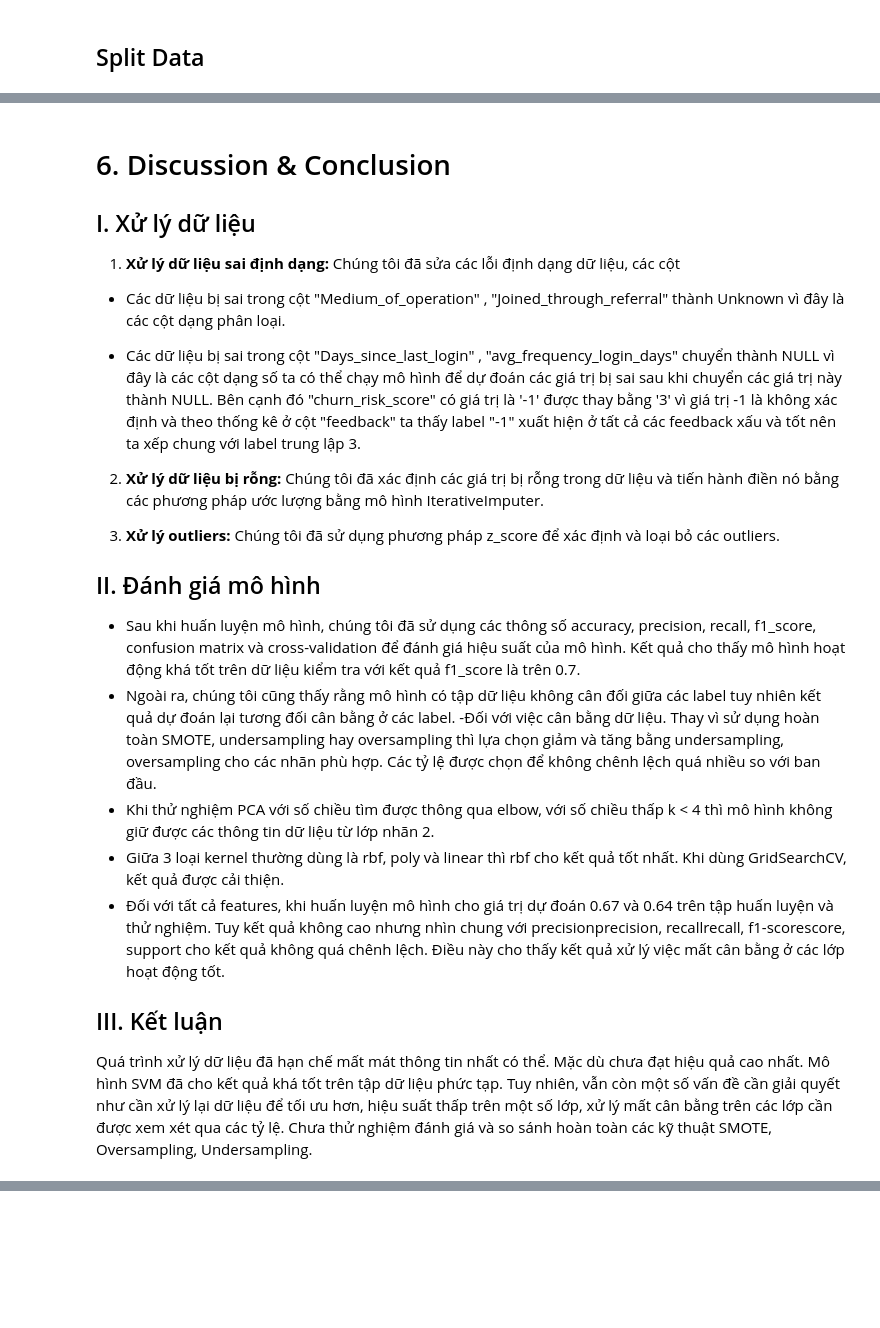
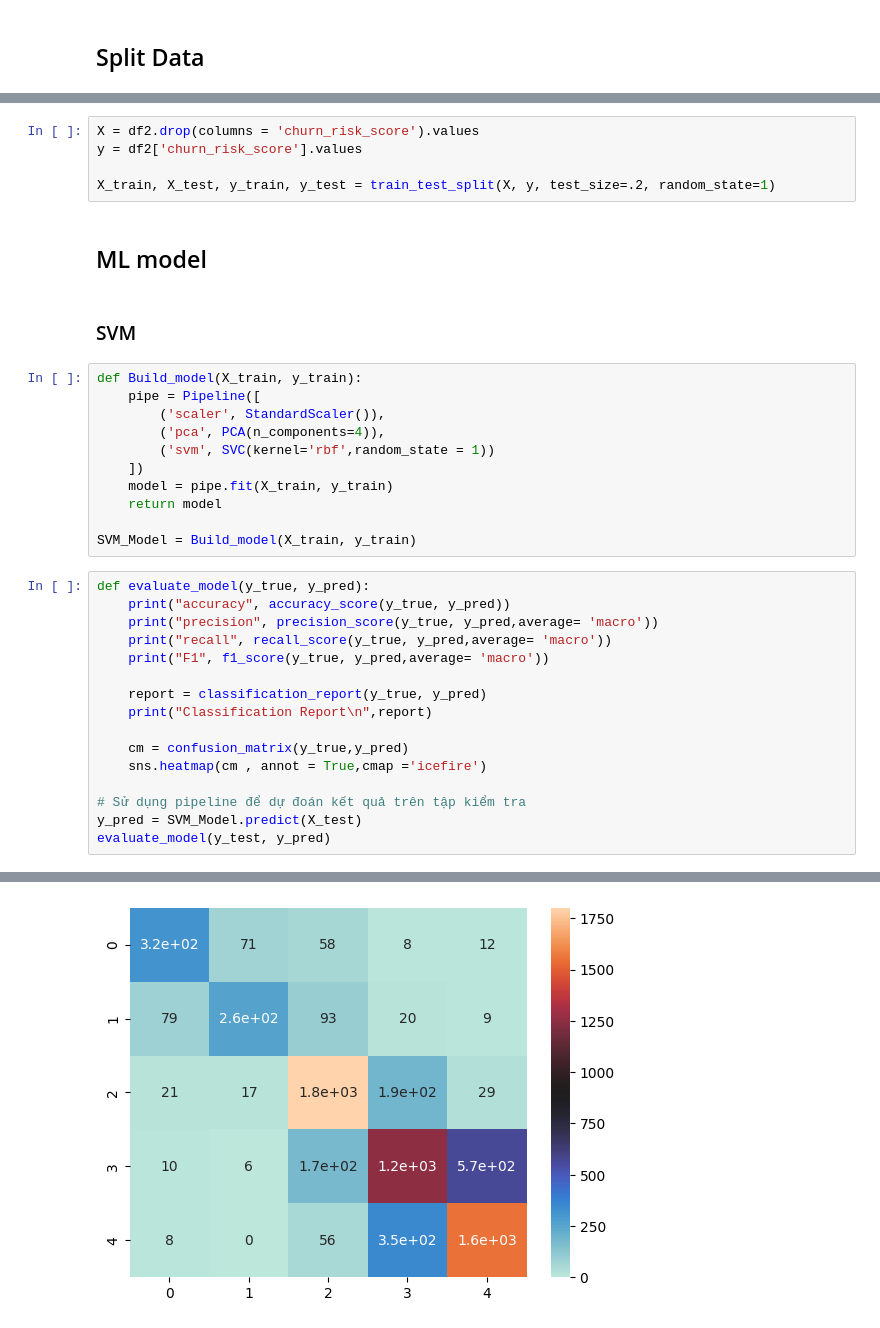
Before and after one commit to HuynhVietDung/churn-rate-prediction, a Jupyter notebook: prediction.ipynb, the cells around one changed output, grey strips where cells are left out. Cells and saved outputs as stored; diff of their text form; blank space fills up the shorter version.

```diff
--- a/prediction.ipynb
+++ b/prediction.ipynb
@@ -746,24 +321,37 @@ Sau khi dùng GridSearchCV, kết quả cho ra giá trị tốt hơn
-# %% [markdown]
-# 6. Discussion & Conclusion
-## I. Xử lý dữ liệu
-1. **Xử lý dữ liệu sai định dạng:** Chúng tôi đã sửa các lỗi định dạng dữ liệu, các cột
-- Các dữ liệu bị sai trong cột "Medium_of_operation" , "Joined_through_referral" thành Unknown vì đây là các cột dạng phân loại.
-
-- Các dữ liệu bị sai trong cột "Days_since_last_login" , "avg_frequency_login_days" chuyển thành NULL vì đây là các cột dạng số ta có thể chạy mô hình để dự đoán các giá trị bị sai sau khi chuyển các giá trị này thành NULL.
-Bên cạnh đó "churn_risk_score" có giá trị là '-1' được thay bằng '3' vì giá trị -1 là không xác định và theo thống kê ở cột "feedback" ta thấy label "-1" xuất hiện ở tất cả các feedback xấu và tốt nên ta xếp chung với label trung lập 3.
-
-2. **Xử lý dữ liệu bị rỗng:** Chúng tôi đã xác định các giá trị bị rỗng trong dữ liệu và tiến hành điền nó bằng các phương pháp ước lượng bằng mô hình IterativeImputer.
-
-3. **Xử lý outliers:** Chúng tôi đã sử dụng phương pháp z_score để xác định và loại bỏ các outliers.
-
-## II. Đánh giá mô hình
-
-- Sau khi huấn luyện mô hình, chúng tôi đã sử dụng các thông số accuracy, precision, recall, f1_score, confusion matrix và cross-validation để đánh giá hiệu suất của mô hình. Kết quả cho thấy mô hình hoạt động khá tốt trên dữ liệu kiểm tra với kết quả f1_score là  trên 0.7.
-- Ngoài ra, chúng tôi cũng thấy rằng mô hình có tập dữ liệu không cân đối giữa các label tuy nhiên kết quả dự đoán lại tương đối cân bằng ở các label.
--Đối với việc cân bằng dữ liệu. Thay vì sử dụng hoàn toàn SMOTE, undersampling hay oversampling thì lựa chọn giảm và tăng bằng undersampling, oversampling cho các nhãn phù hợp. Các tỷ lệ được chọn để không chênh lệch quá nhiều so với ban đầu.
-- Khi thử nghiệm PCA với số chiều tìm được thông qua elbow, với số chiều thấp k < 4 thì mô hình không giữ được các thông tin dữ liệu từ lớp nhãn 2.
-- Giữa 3 loại kernel thường dùng là rbf, poly và linear thì rbf cho kết quả tốt nhất. Khi dùng GridSearchCV, kết quả được cải thiện.
-- Đối với tất cả features, khi huấn luyện mô hình cho giá trị dự đoán 0.67 và 0.64 trên tập huấn luyện và thử nghiệm. Tuy kết quả không cao nhưng nhìn chung với precisionprecision, recallrecall, f1-scorescore, support cho kết quả không quá chênh lệch. Điều này cho thấy kết quả xử lý việc mất cân bằng ở các lớp hoạt động tốt.
-
-## III. Kết luận
-Quá trình xử lý dữ liệu đã hạn chế mất mát thông tin nhất có thể. Mặc dù chưa đạt hiệu quả cao nhất. Mô hình SVM đã cho kết quả khá tốt trên tập dữ liệu phức tạp. Tuy nhiên, vẫn còn một số vấn đề cần giải quyết như cần xử lý lại dữ liệu để tối ưu hơn, hiệu suất thấp trên một số lớp, xử lý mất cân bằng trên các lớp cần được xem xét qua các tỷ lệ. Chưa thử nghiệm đánh giá và so sánh hoàn toàn các kỹ thuật SMOTE, Oversampling, Undersampling.
+# %%
+X = df2.drop(columns = 'churn_risk_score').values
+y = df2['churn_risk_score'].values
+
+X_train, X_test, y_train, y_test = train_test_split(X, y, test_size=.2, random_state=1)
+# %% [markdown]
+## ML model
+# %% [markdown]
+### SVM
+# %%
+def Build_model(X_train, y_train):
+    pipe = Pipeline([
+        ('scaler', StandardScaler()),
+        ('pca', PCA(n_components=4)),
+        ('svm', SVC(kernel='rbf',random_state = 1))
+    ])
+    model = pipe.fit(X_train, y_train)
+    return model
+
+SVM_Model = Build_model(X_train, y_train)
+# %%
+def evaluate_model(y_true, y_pred):
+    print("accuracy", accuracy_score(y_true, y_pred))
+    print("precision", precision_score(y_true, y_pred,average= 'macro'))
+    print("recall", recall_score(y_true, y_pred,average= 'macro'))
+    print("F1", f1_score(y_true, y_pred,average= 'macro'))
+
+    report = classification_report(y_true, y_pred)
+    print("Classification Report\n",report)
+
+    cm = confusion_matrix(y_true,y_pred)
+    sns.heatmap(cm , annot = True,cmap ='icefire')
+
+# Sử dụng pipeline để dự đoán kết quả trên tập kiểm tra
+y_pred = SVM_Model.predict(X_test)
+evaluate_model(y_test, y_pred)
+# %% [output]
@@ -769,0 +374 @@ Quá trình xử lý dữ liệu đã hạn chế mất mát thông tin nhất c
+[figure, added]
```
Also changed, not shown: parts of 79 cells of this notebook.
